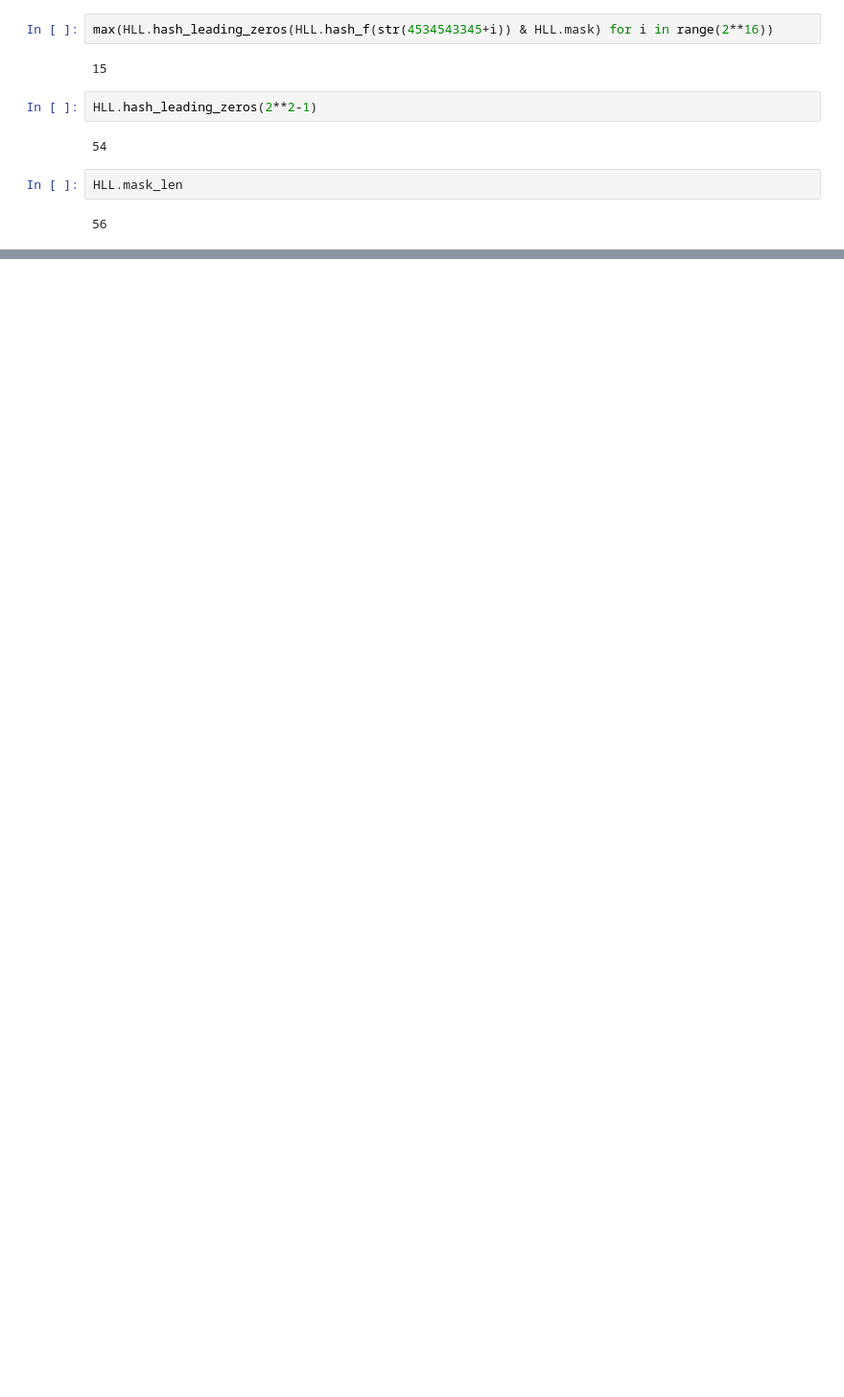
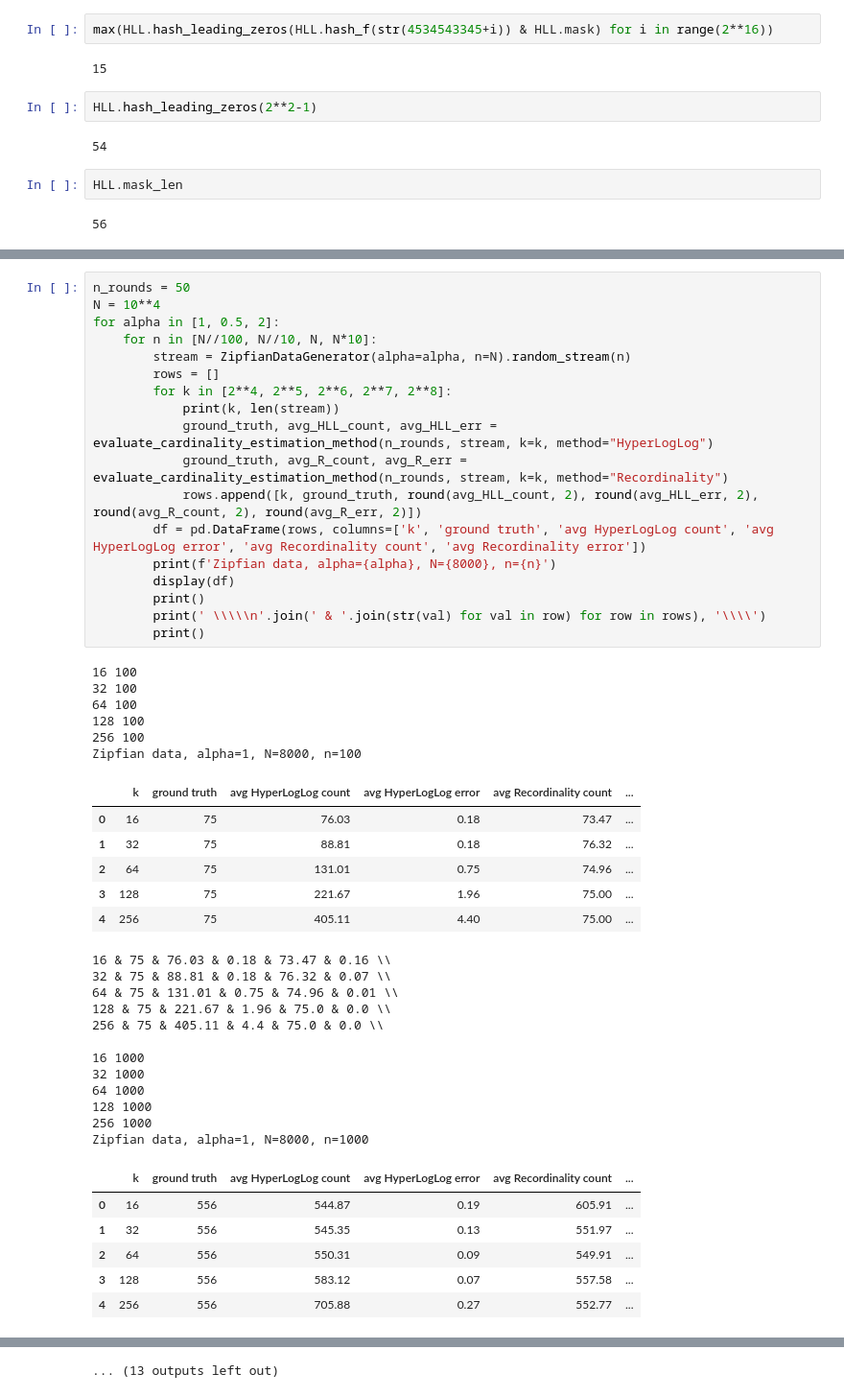
Before and after one commit to izanbf1803/cardest, a Jupyter notebook: Cardinality estimation simulations.ipynb, the cells around one changed output, grey strips where cells are left out. Shown: that part at 96% size. Saved outputs shown, nothing was run; the diff lists cells and outputs as text; blank space fills up the shorter version.

```diff
--- a/Cardinality estimation simulations.ipynb
+++ b/Cardinality estimation simulations.ipynb
@@ -94,0 +214,49 @@ R
+# %%
+n_rounds = 50
+N = 10**4
+for alpha in [1, 0.5, 2]:
+    for n in [N//100, N//10, N, N*10]:
+        stream = ZipfianDataGenerator(alpha=alpha, n=N).random_stream(n)
+        rows = []
+        for k in [2**4, 2**5, 2**6, 2**7, 2**8]:
+            print(k, len(stream))
+            ground_truth, avg_HLL_count, avg_HLL_err = evaluate_cardinality_estimation_method(n_rounds, stream, k=k, method="HyperLogLog")
+            ground_truth, avg_R_count, avg_R_err = evaluate_cardinality_estimation_method(n_rounds, stream, k=k, method="Recordinality")
+            rows.append([k, ground_truth, round(avg_HLL_count, 2), round(avg_HLL_err, 2), round(avg_R_count, 2), round(avg_R_err, 2)])
+        df = pd.DataFrame(rows, columns=['k', 'ground truth', 'avg HyperLogLog count', 'avg HyperLogLog error', 'avg Recordinality count', 'avg Recordinality error'])
+        print(f'Zipfian data, alpha={alpha}, N={8000}, n={n}')
+        display(df)
+        print()
+        print(' \\\\\n'.join(' & '.join(str(val) for val in row) for row in rows), '\\\\')
+        print()
+# %% [output]
+16 100
+32 100
+64 100
+128 100
+256 100
+Zipfian data, alpha=1, N=8000, n=100
+|  | k | ground truth | avg HyperLogLog count | avg HyperLogLog error | avg Recordinality count | ... |
+| 0 | 16 | 75 | 76.03 | 0.18 | 73.47 | ... |
+| 1 | 32 | 75 | 88.81 | 0.18 | 76.32 | ... |
+| 2 | 64 | 75 | 131.01 | 0.75 | 74.96 | ... |
+| 3 | 128 | 75 | 221.67 | 1.96 | 75.00 | ... |
+| 4 | 256 | 75 | 405.11 | 4.40 | 75.00 | ... |
+16 & 75 & 76.03 & 0.18 & 73.47 & 0.16 \\
+32 & 75 & 88.81 & 0.18 & 76.32 & 0.07 \\
+64 & 75 & 131.01 & 0.75 & 74.96 & 0.01 \\
+128 & 75 & 221.67 & 1.96 & 75.0 & 0.0 \\
+256 & 75 & 405.11 & 4.4 & 75.0 & 0.0 \\
+
+16 1000
+32 1000
+64 1000
+128 1000
+256 1000
+Zipfian data, alpha=1, N=8000, n=1000
+|  | k | ground truth | avg HyperLogLog count | avg HyperLogLog error | avg Recordinality count | ... |
+| 0 | 16 | 556 | 544.87 | 0.19 | 605.91 | ... |
+| 1 | 32 | 556 | 545.35 | 0.13 | 551.97 | ... |
+| 2 | 64 | 556 | 550.31 | 0.09 | 549.91 | ... |
+| 3 | 128 | 556 | 583.12 | 0.07 | 557.58 | ... |
+| 4 | 256 | 556 | 705.88 | 0.27 | 552.77 | ... |
@@ -94,0 +335 @@ R
+... (13 outputs left out)
```
Also changed, not shown: parts of 18 cells of this notebook, 4 other files.
